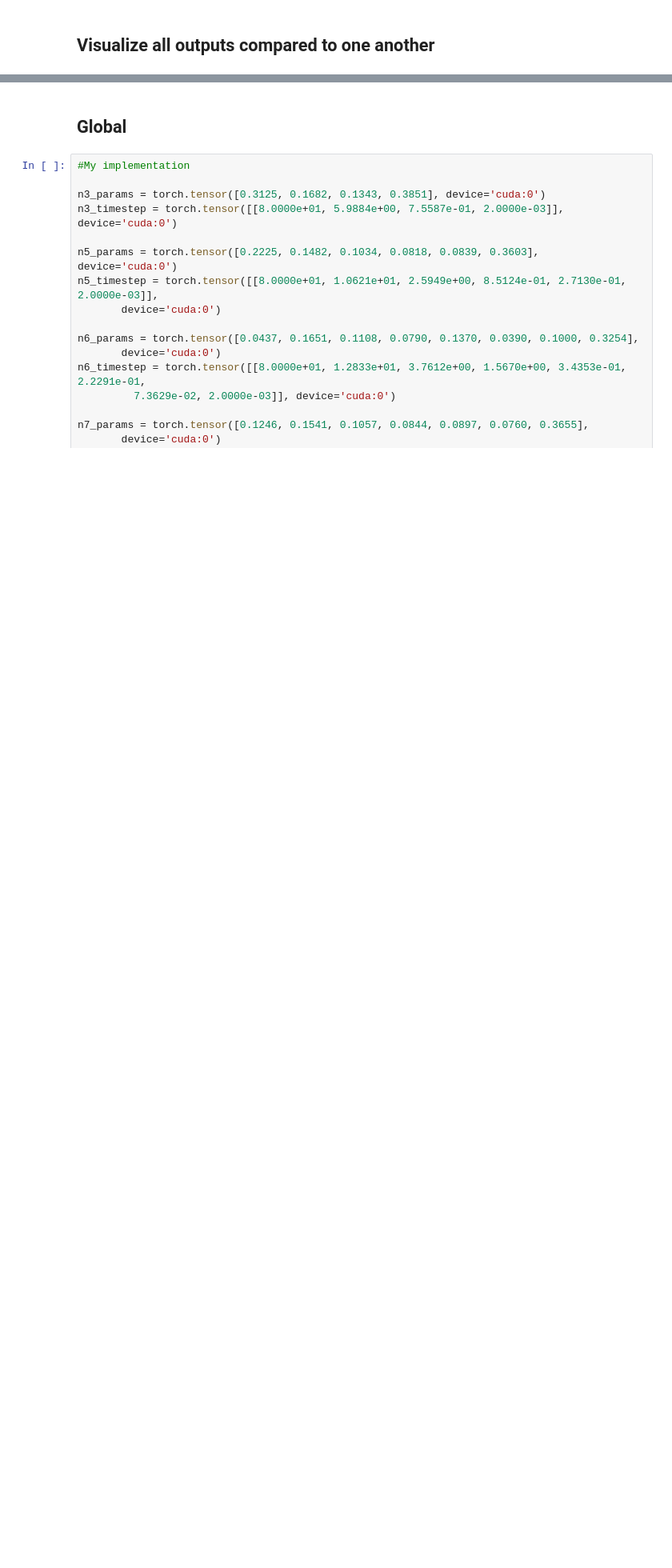
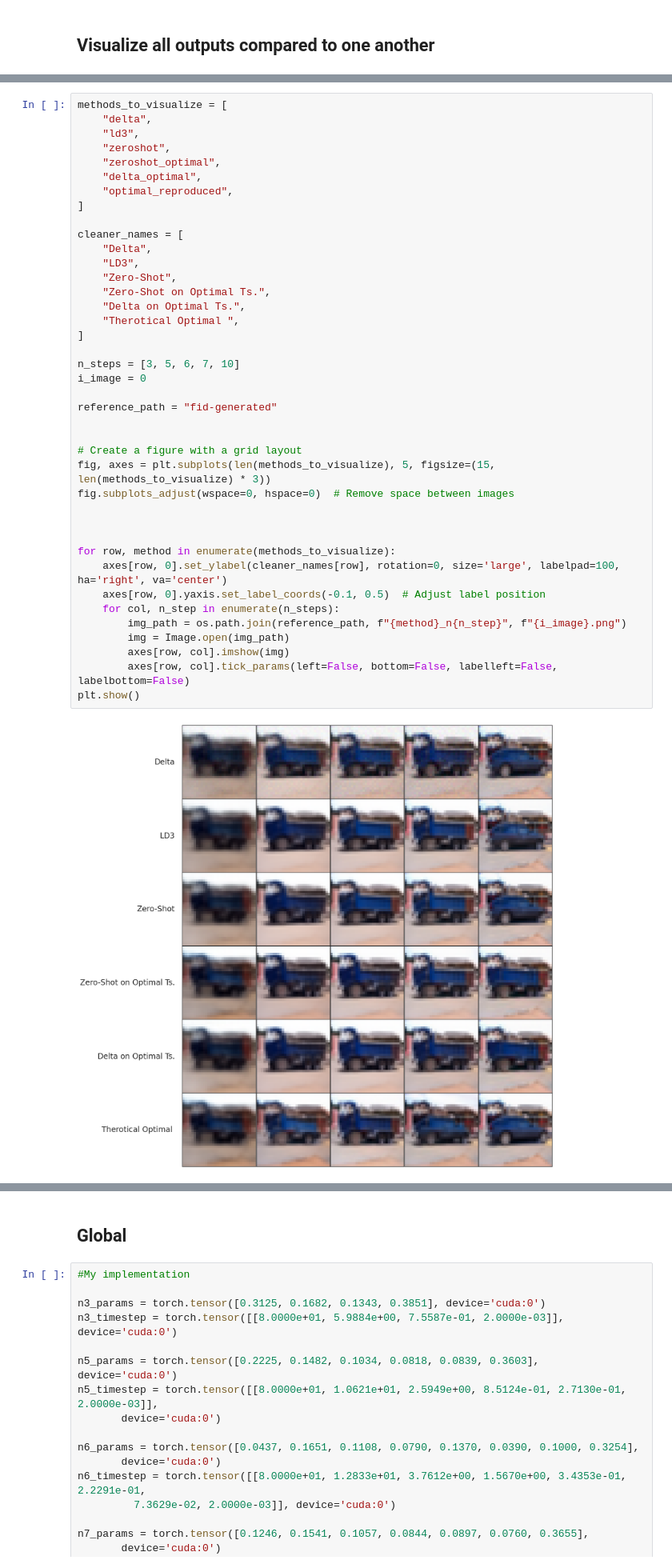
Before and after one commit to ConnorReed246/ALD3, a Jupyter notebook: CalculateFinalLPIPSAndFID.ipynb, the cells around one changed output, grey strips where cells are left out. Shown at 80% size. Saved outputs shown, nothing was run; the diff lists cells and outputs as text; blank space fills up the shorter version.

```diff
--- a/CalculateFinalLPIPSAndFID.ipynb
+++ b/CalculateFinalLPIPSAndFID.ipynb
@@ -224,0 +216,42 @@ plt.show()
+# %%
+methods_to_visualize = [
+    "delta",
+    "ld3",
+    "zeroshot",
+    "zeroshot_optimal",
+    "delta_optimal",
+    "optimal_reproduced",
+]
+
+cleaner_names = [
+    "Delta",
+    "LD3",
+    "Zero-Shot",
+    "Zero-Shot on Optimal Ts.",
+    "Delta on Optimal Ts.",
+    "Therotical Optimal ",
+]
+
+n_steps = [3, 5, 6, 7, 10]
+i_image = 0
+
+reference_path = "fid-generated"
+
+
+# Create a figure with a grid layout
+fig, axes = plt.subplots(len(methods_to_visualize), 5, figsize=(15, len(methods_to_visualize) * 3))
+fig.subplots_adjust(wspace=0, hspace=0)  # Remove space between images
+
+
+
+for row, method in enumerate(methods_to_visualize):
+    axes[row, 0].set_ylabel(cleaner_names[row], rotation=0, size='large', labelpad=100, ha='right', va='center')
+    axes[row, 0].yaxis.set_label_coords(-0.1, 0.5)  # Adjust label position
+    for col, n_step in enumerate(n_steps):
+        img_path = os.path.join(reference_path, f"{method}_n{n_step}", f"{i_image}.png")
+        img = Image.open(img_path)
+        axes[row, col].imshow(img)
+        axes[row, col].tick_params(left=False, bottom=False, labelleft=False, labelbottom=False)
+plt.show()
+# %% [output]
+[figure, added]
```
Also changed, not shown: parts of 20 cells of this notebook, 12 other files.
